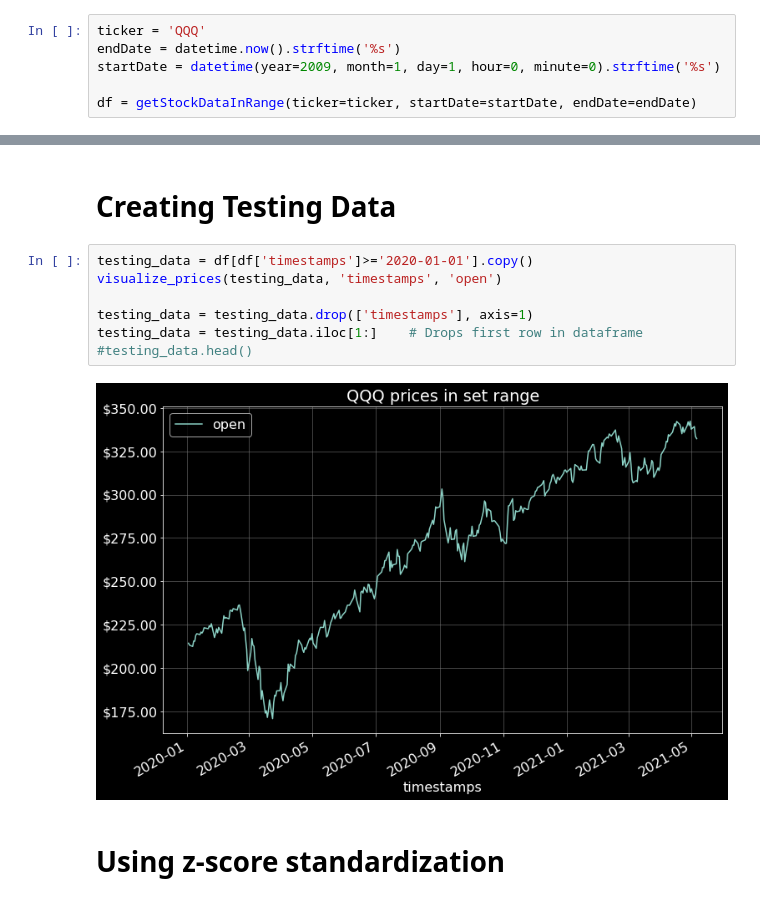
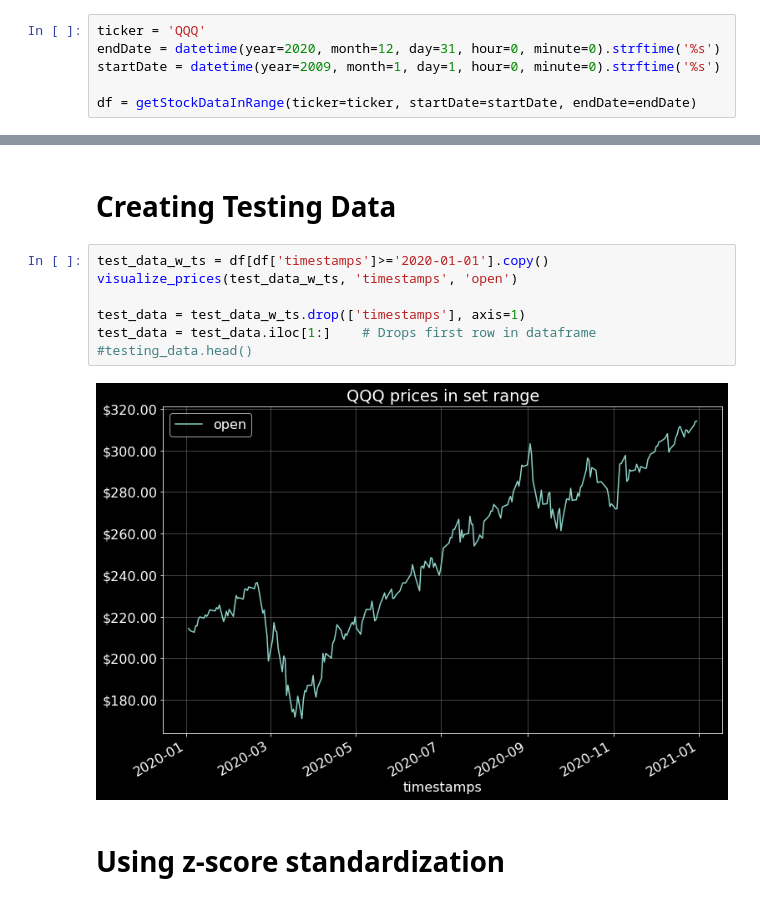
Before and after one commit to Olivia-Feldman/DLStockPrectionCNNModel-, a Jupyter notebook: sources/stock_predictor_CNN+LSTM.ipynb, the cells around one changed output, grey strips where cells are left out. Drawn from its saved outputs; the diff is of its cells as text.

```diff
--- a/sources/stock_predictor_CNN+LSTM.ipynb
+++ b/sources/stock_predictor_CNN+LSTM.ipynb
@@ -69,7 +69,7 @@ def toDatetime(t):
 # Creating Dataframe with stock data
 # %%
 ticker = 'QQQ'
-endDate = datetime.now().strftime('%s')
+endDate = datetime(year=2020, month=12, day=31, hour=0, minute=0).strftime('%s')
 startDate = datetime(year=2009, month=1, day=1, hour=0, minute=0).strftime('%s')
 
 df = getStockDataInRange(ticker=ticker, startDate=startDate, endDate=endDate)
@@ -126,14 +126,14 @@ training_copy = training_data   # Need this to append last n row to testing data
 # %% [markdown]
 # Creating Testing Data
 # %%
-testing_data = df[df['timestamps']>='2020-01-01'].copy()
-visualize_prices(testing_data, 'timestamps', 'open')
+test_data_w_ts = df[df['timestamps']>='2020-01-01'].copy()
+visualize_prices(test_data_w_ts, 'timestamps', 'open')
 
-testing_data = testing_data.drop(['timestamps'], axis=1)
-testing_data = testing_data.iloc[1:]    # Drops first row in dataframe
+test_data = test_data_w_ts.drop(['timestamps'], axis=1)
+test_data = test_data.iloc[1:]    # Drops first row in dataframe
 #testing_data.head()
 # %% [output]
-[figure, old version]
+[figure, new version]
 # %% [markdown]
 # Using z-score standardization
 # %%
```
Also changed, not shown: parts of 19 cells of this notebook.
